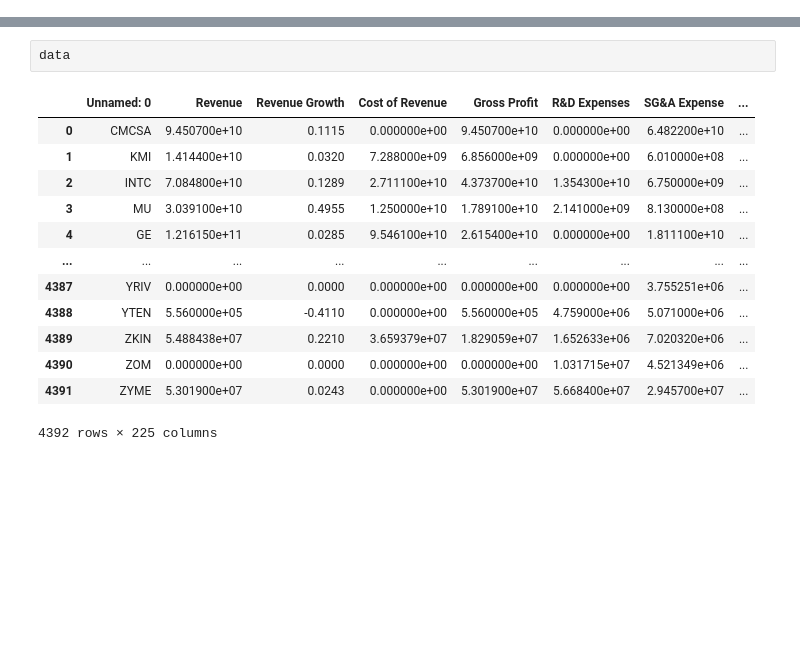
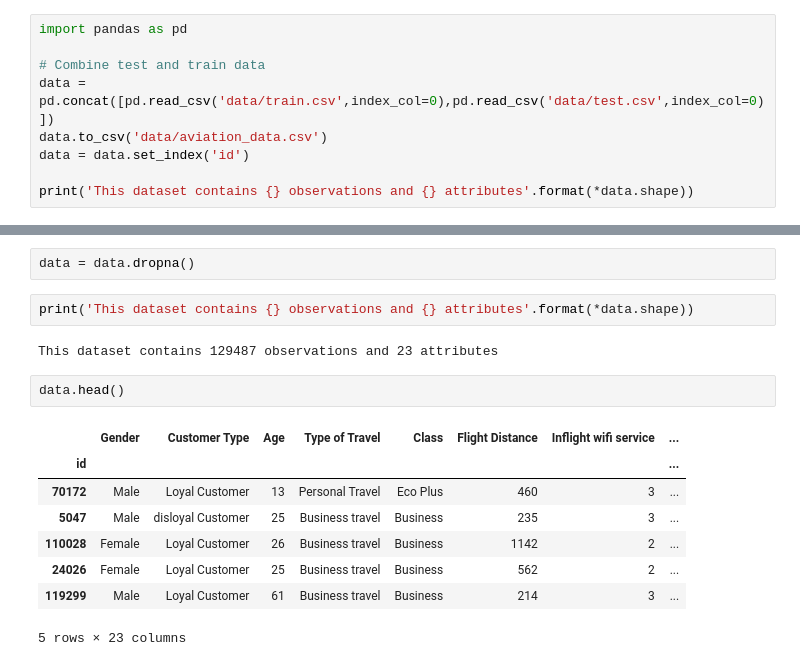
Before and after one commit to gpala7077/Classifying_Airline_Customer_Satisfication, a Jupyter notebook: Final Project.ipynb, the cells around one changed output, grey strips where cells are left out. Drawn from its saved outputs; the diff is of its cells as text; blank space fills up the shorter version.

```diff
--- a/Final Project.ipynb
+++ b/Final Project.ipynb
@@ -10,0 +3,9 @@ data = pd.read_csv('data/2018_Financial_Data.csv')
+# %%
+import pandas as pd
+
+# Combine test and train data
+data = pd.concat([pd.read_csv('data/train.csv',index_col=0),pd.read_csv('data/test.csv',index_col=0)])
+data.to_csv('data/aviation_data.csv')
+data = data.set_index('id')
+
+print('This dataset contains {} observations and {} attributes'.format(*data.shape))
@@ -11,16 +37,17 @@ data = pd.read_csv('data/2018_Financial_Data.csv')
+# %%
+data = data.dropna()
+# %%
+print('This dataset contains {} observations and {} attributes'.format(*data.shape))
+# %% [output]
+This dataset contains 129487 observations and 23 attributes
 # %%
-data
+data.head()
 # %% [output]
-|  | Unnamed: 0 | Revenue | Revenue Growth | Cost of Revenue | Gross Profit | R&D Expenses | SG&A Expense | ... |
-| 0 | CMCSA | 9.450700e+10 | 0.1115 | 0.000000e+00 | 9.450700e+10 | 0.000000e+00 | 6.482200e+10 | ... |
-| 1 | KMI | 1.414400e+10 | 0.0320 | 7.288000e+09 | 6.856000e+09 | 0.000000e+00 | 6.010000e+08 | ... |
-| 2 | INTC | 7.084800e+10 | 0.1289 | 2.711100e+10 | 4.373700e+10 | 1.354300e+10 | 6.750000e+09 | ... |
-| 3 | MU | 3.039100e+10 | 0.4955 | 1.250000e+10 | 1.789100e+10 | 2.141000e+09 | 8.130000e+08 | ... |
-| 4 | GE | 1.216150e+11 | 0.0285 | 9.546100e+10 | 2.615400e+10 | 0.000000e+00 | 1.811100e+10 | ... |
-| ... | ... | ... | ... | ... | ... | ... | ... | ... |
-| 4387 | YRIV | 0.000000e+00 | 0.0000 | 0.000000e+00 | 0.000000e+00 | 0.000000e+00 | 3.755251e+06 | ... |
-| 4388 | YTEN | 5.560000e+05 | -0.4110 | 0.000000e+00 | 5.560000e+05 | 4.759000e+06 | 5.071000e+06 | ... |
-| 4389 | ZKIN | 5.488438e+07 | 0.2210 | 3.659379e+07 | 1.829059e+07 | 1.652633e+06 | 7.020320e+06 | ... |
-| 4390 | ZOM | 0.000000e+00 | 0.0000 | 0.000000e+00 | 0.000000e+00 | 1.031715e+07 | 4.521349e+06 | ... |
-| 4391 | ZYME | 5.301900e+07 | 0.0243 | 0.000000e+00 | 5.301900e+07 | 5.668400e+07 | 2.945700e+07 | ... |
+|  | Gender | Customer Type | Age | Type of Travel | Class | Flight Distance | Inflight wifi service | ... |
+| id |  |  |  |  |  |  |  | ... |
+| 70172 | Male | Loyal Customer | 13 | Personal Travel | Eco Plus | 460 | 3 | ... |
+| 5047 | Male | disloyal Customer | 25 | Business travel | Business | 235 | 3 | ... |
+| 110028 | Female | Loyal Customer | 26 | Business travel | Business | 1142 | 2 | ... |
+| 24026 | Female | Loyal Customer | 25 | Business travel | Business | 562 | 2 | ... |
+| 119299 | Male | Loyal Customer | 61 | Business travel | Business | 214 | 3 | ... |
-4392 rows × 225 columns
+5 rows × 23 columns
```
Also changed, not shown: parts of 11 cells of this notebook.
